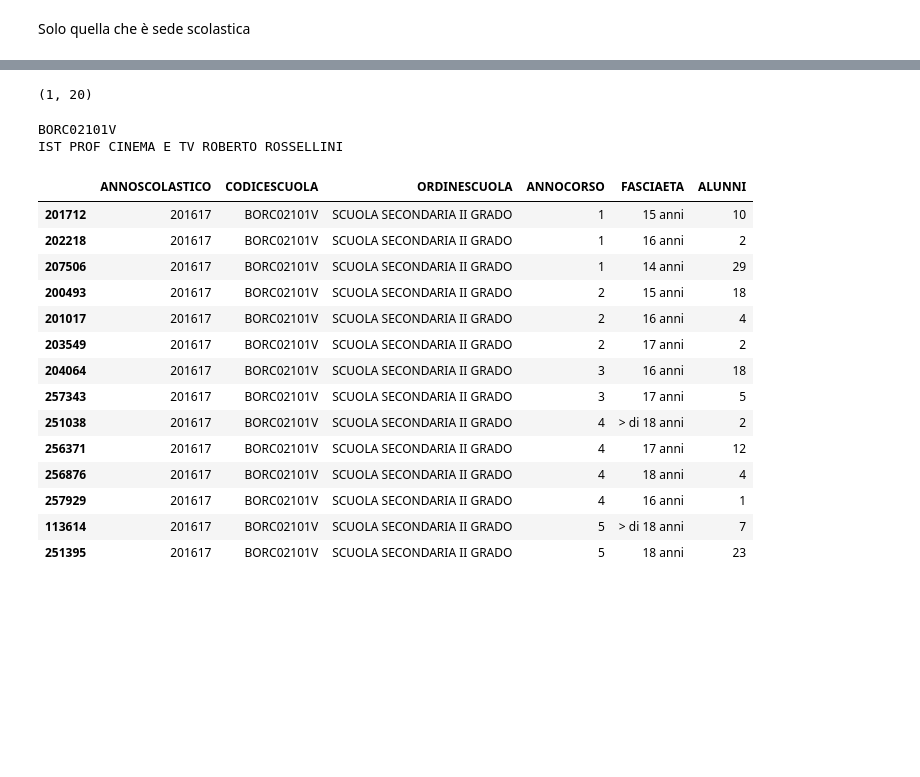
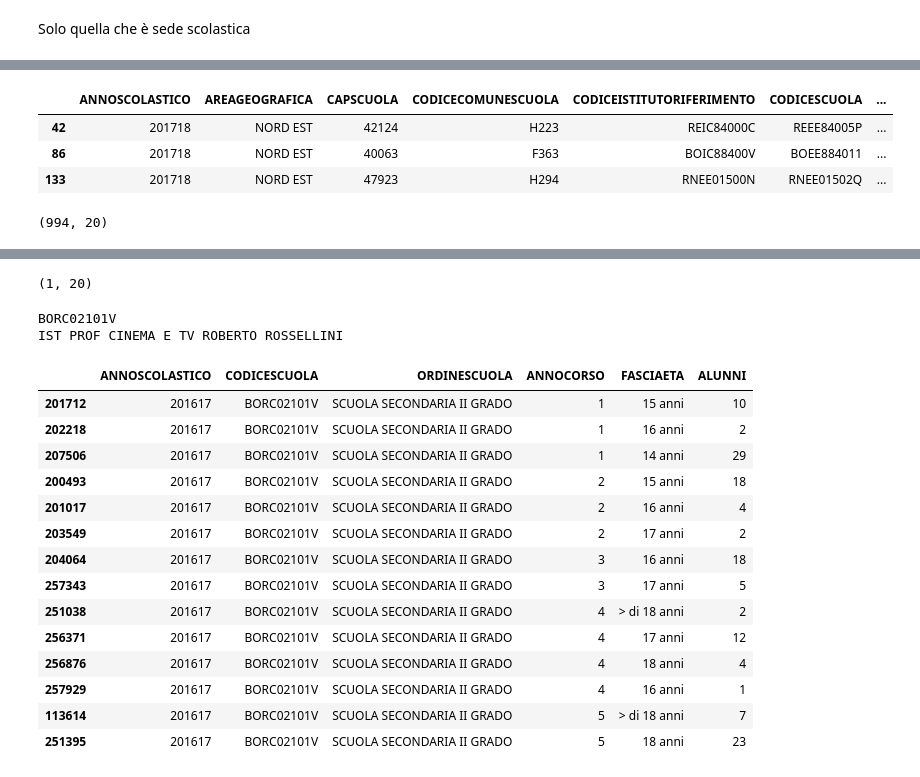
Before and after one commit to napo/opendatamiur, a Jupyter notebook: MIUR_OpenData.ipynb, the cells around one changed output, grey strips where cells are left out. Cells and saved outputs as stored; diff of their text form; code cells hidden in the pictures; blank space fills up the shorter version.

```diff
--- a/MIUR_OpenData.ipynb
+++ b/MIUR_OpenData.ipynb
@@ -566,4 +649,4 @@ top       BOLOGNA
 freq          174
 Name: DESCRIZIONECOMUNE, dtype: object
 # %%
-scuole_elementari_provincia_bologna = scuole_provincia_bologna[scuole_provincia_bologna.DESCRIZIONETIPOLOGIAGRADOISTRUZIONESCUOLA == 'SCUOLA PRIMARIA']
+scuole_elementari_RER = scuole_RER[scuole_RER.DESCRIZIONETIPOLOGIAGRADOISTRUZIONESCUOLA == 'SCUOLA PRIMARIA']
@@ -592,0 +653,11 @@ elementari_comuni_provincia_bologna = scuole_elementari_provincia_bologna.groupb
+# %%
+scuole_elementari_RER.head(3)
+# %% [output]
+|  | ANNOSCOLASTICO | AREAGEOGRAFICA | CAPSCUOLA | CODICECOMUNESCUOLA | CODICEISTITUTORIFERIMENTO | CODICESCUOLA | ... |
+| 42 | 201718 | NORD EST | 42124 | H223 | REIC84000C | REEE84005P | ... |
+| 86 | 201718 | NORD EST | 40063 | F363 | BOIC88400V | BOEE884011 | ... |
+| 133 | 201718 | NORD EST | 47923 | H294 | RNEE01500N | RNEE01502Q | ... |
+# %%
+scuole_elementari_RER.shape
+# %% [output]
+(994, 20)
```
Also changed, not shown: parts of 27 cells of this notebook.
